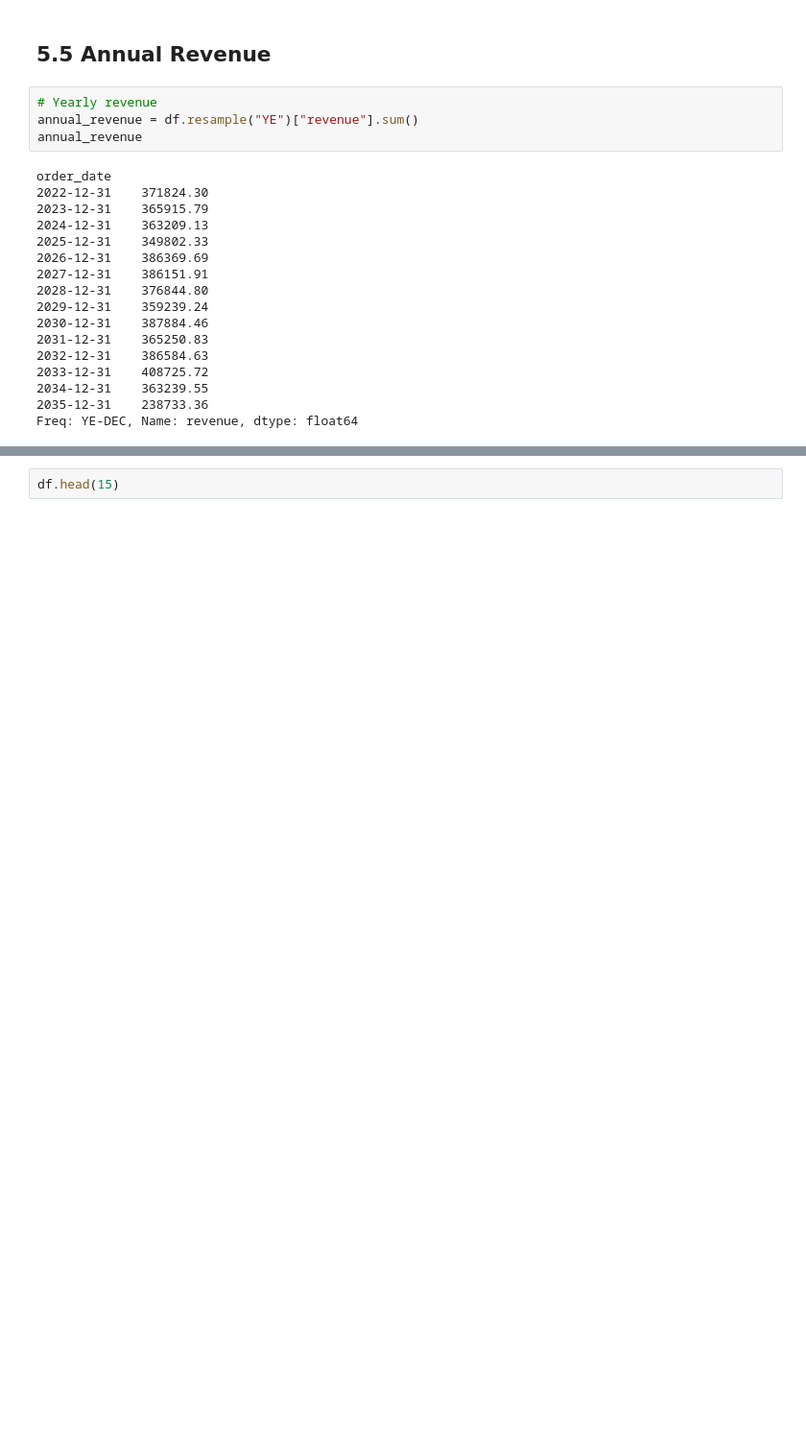
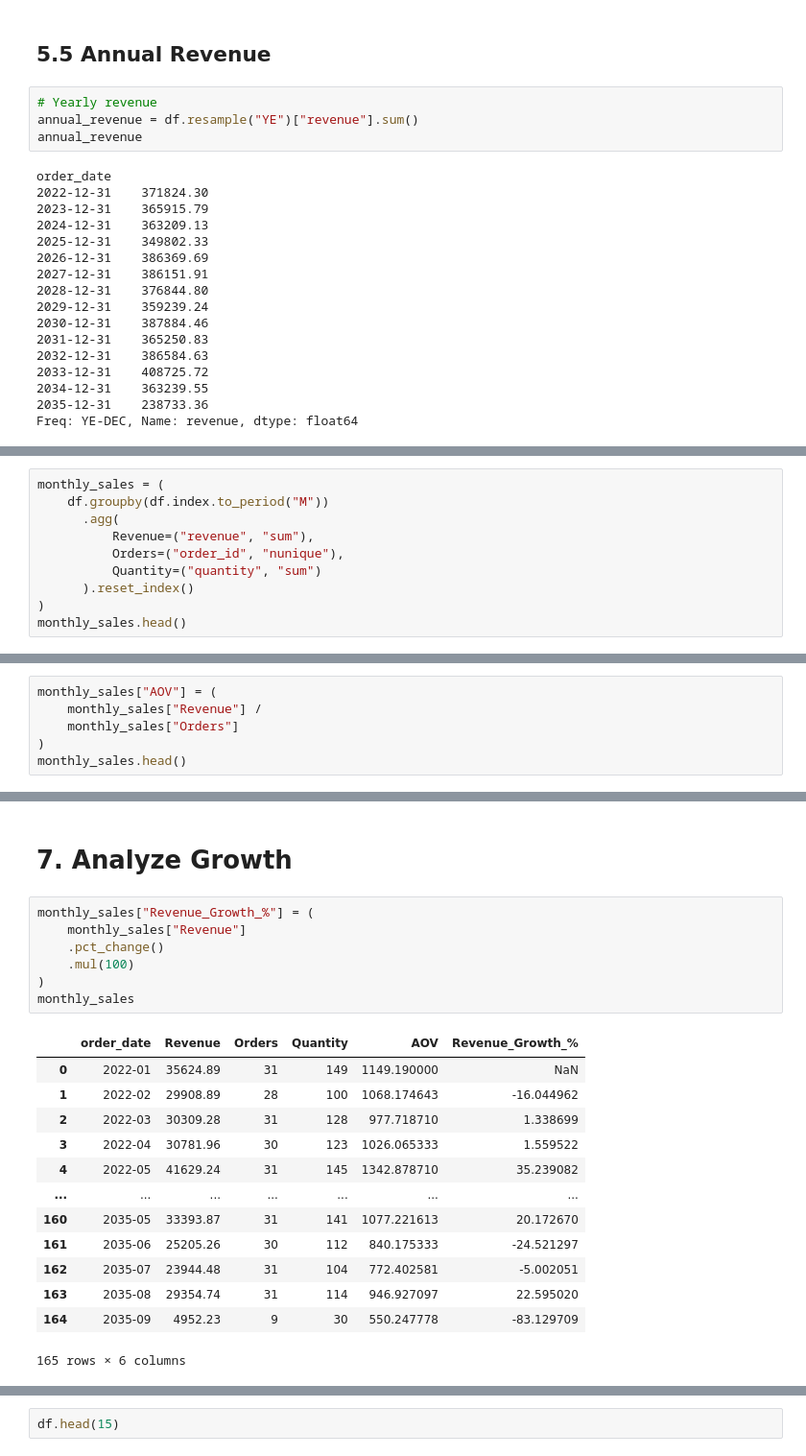
Before and after one commit to MuhaammadUsman/Agentic-AI, a Jupyter notebook: module_02_data_science/66_datetime_and_time_series_data.ipynb, the cells around one changed output, grey strips where cells are left out. Shown at 96% size. Drawn from its saved outputs; the diff is of its cells as text; blank space fills up the shorter version.

```diff
--- a/module_02_data_science/66_datetime_and_time_series_data.ipynb
+++ b/module_02_data_science/66_datetime_and_time_series_data.ipynb
@@ -220,0 +253,10 @@ Freq: YE-DEC, Name: revenue, dtype: float64
+# %%
+monthly_sales = (
+    df.groupby(df.index.to_period("M"))
+      .agg(
+          Revenue=("revenue", "sum"),
+          Orders=("order_id", "nunique"),
+          Quantity=("quantity", "sum")
+      ).reset_index()
+)
+monthly_sales.head()
@@ -220,0 +272,6 @@ Freq: YE-DEC, Name: revenue, dtype: float64
+# %%
+monthly_sales["AOV"] = (
+    monthly_sales["Revenue"] /
+    monthly_sales["Orders"]
+)
+monthly_sales.head()
@@ -220,0 +312,23 @@ Freq: YE-DEC, Name: revenue, dtype: float64
+# %% [markdown]
+# 7. Analyze Growth
+# %%
+monthly_sales["Revenue_Growth_%"] = (
+    monthly_sales["Revenue"]
+    .pct_change()
+    .mul(100)
+)
+monthly_sales
+# %% [output]
+|  | order_date | Revenue | Orders | Quantity | AOV | Revenue_Growth_% |
+| 0 | 2022-01 | 35624.89 | 31 | 149 | 1149.190000 | NaN |
+| 1 | 2022-02 | 29908.89 | 28 | 100 | 1068.174643 | -16.044962 |
+| 2 | 2022-03 | 30309.28 | 31 | 128 | 977.718710 | 1.338699 |
+| 3 | 2022-04 | 30781.96 | 30 | 123 | 1026.065333 | 1.559522 |
+| 4 | 2022-05 | 41629.24 | 31 | 145 | 1342.878710 | 35.239082 |
+| ... | ... | ... | ... | ... | ... | ... |
+| 160 | 2035-05 | 33393.87 | 31 | 141 | 1077.221613 | 20.172670 |
+| 161 | 2035-06 | 25205.26 | 30 | 112 | 840.175333 | -24.521297 |
+| 162 | 2035-07 | 23944.48 | 31 | 104 | 772.402581 | -5.002051 |
+| 163 | 2035-08 | 29354.74 | 31 | 114 | 946.927097 | 22.595020 |
+| 164 | 2035-09 | 4952.23 | 9 | 30 | 550.247778 | -83.129709 |
+165 rows × 6 columns
```
Also changed, not shown: parts of 12 cells of this notebook.
